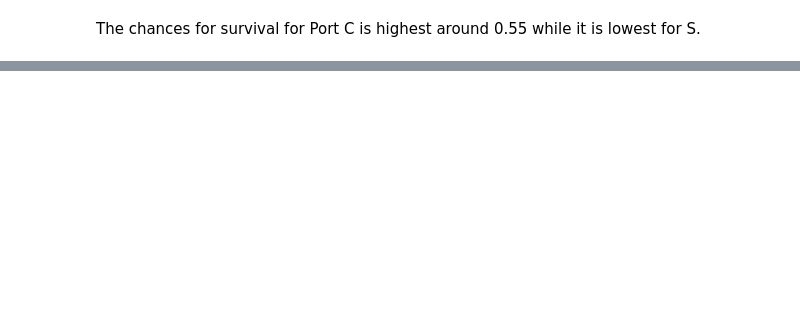
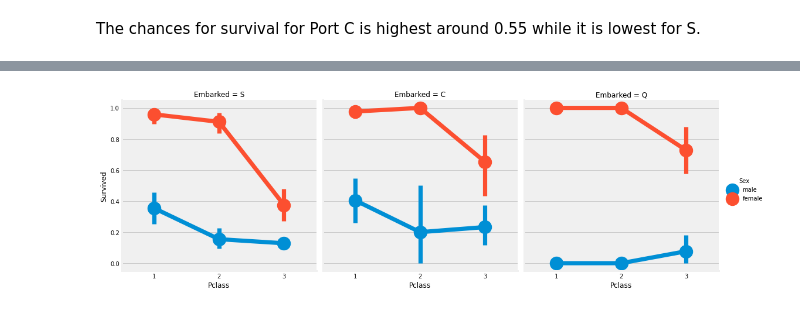
Before and after one commit to RealMyeong/aiffel_kaggle_study, a Jupyter notebook: dietanic-homework.ipynb, the cells around one changed output, grey strips where cells are left out. Saved outputs shown, nothing was run; the diff lists cells and outputs as text; code cells hidden in the pictures; blank space fills up the shorter version.

```diff
--- a/dietanic-homework.ipynb
+++ b/dietanic-homework.ipynb
@@ -321,0 +346,5 @@ The chances for survival for Port C is highest around 0.55 while it is lowest fo
+# %%
+sns.factorplot('Pclass', 'Survived', hue='Sex', col='Embarked', data=data)
+plt.show()
+# %% [output]
+[figure, added]
```
Also changed, not shown: parts of 49 cells of this notebook.
